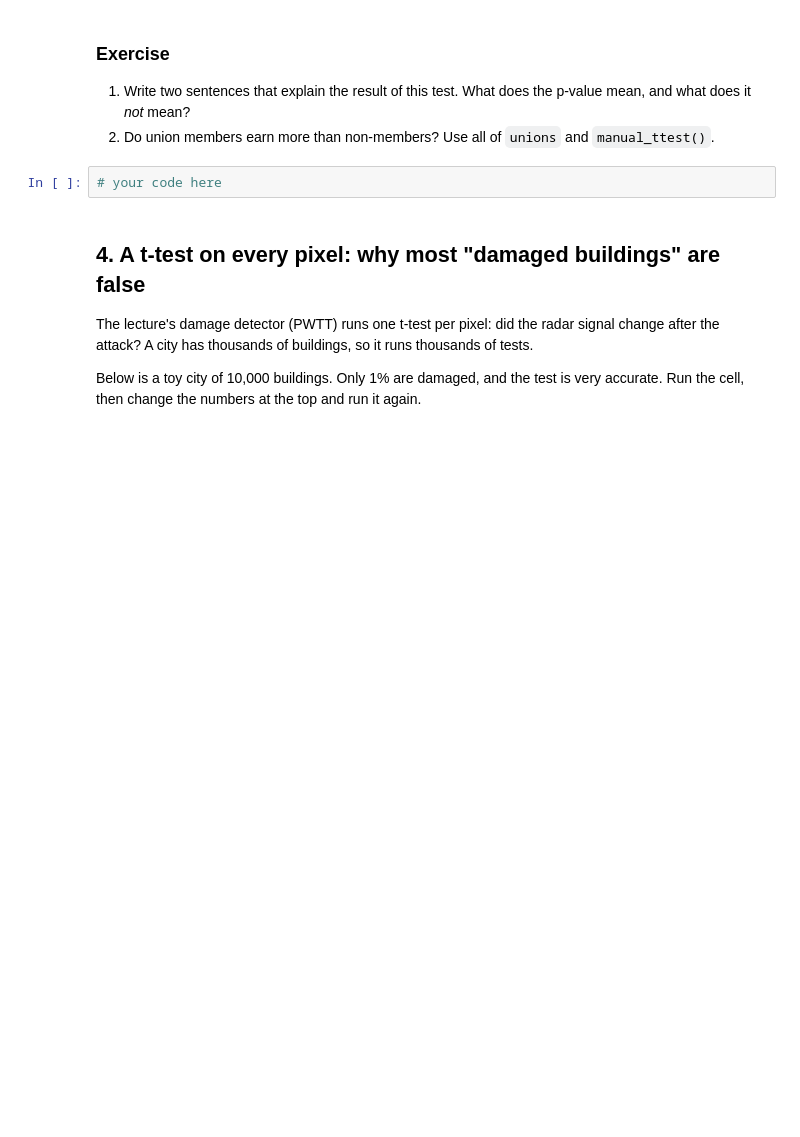
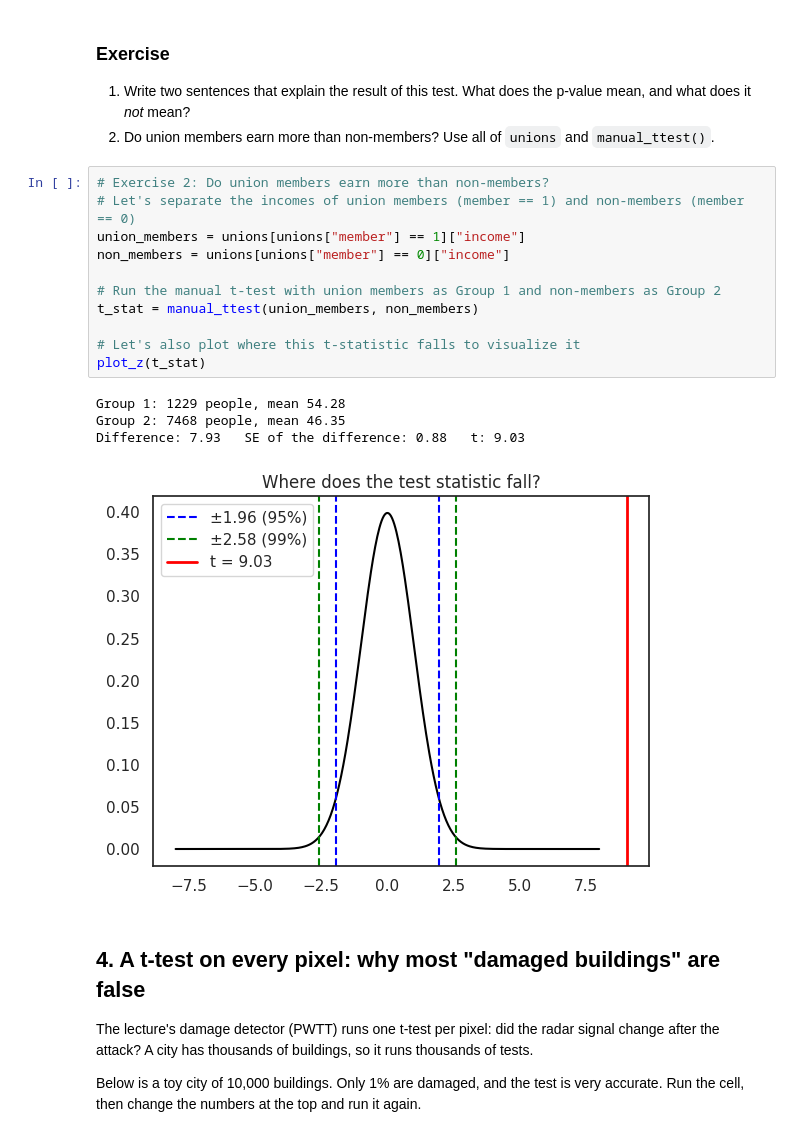
Before and after one commit to kimanag/QM2, a Jupyter notebook: notebooks/W06. Hypothesis Testing Anastasia.ipynb, the cells around one changed output. Drawn from its saved outputs; the diff is of its cells as text; blank space fills up the shorter version.

```diff
--- a/notebooks/W06. Hypothesis Testing Anastasia.ipynb
+++ b/notebooks/W06. Hypothesis Testing Anastasia.ipynb
@@ -211,7 +225,21 @@ p-value = 2.127970730519472e-11
 1. Write two sentences that explain the result of this test. What does the p-value mean, and what does it *not* mean?
 2. Do union members earn more than non-members? Use all of `unions` and `manual_ttest()`.
 # %%
-# your code here
+# Exercise 2: Do union members earn more than non-members?
+# Let's separate the incomes of union members (member == 1) and non-members (member == 0)
+union_members = unions[unions["member"] == 1]["income"]
+non_members = unions[unions["member"] == 0]["income"]
+
+# Run the manual t-test with union members as Group 1 and non-members as Group 2
+t_stat = manual_ttest(union_members, non_members)
+
+# Let's also plot where this t-statistic falls to visualize it
+plot_z(t_stat)
+# %% [output]
+Group 1: 1229 people, mean 54.28
+Group 2: 7468 people, mean 46.35
+Difference: 7.93   SE of the difference: 0.88   t: 9.03
+[figure, added]
 # %% [markdown]
 ## 4. A t-test on every pixel: why most "damaged buildings" are false
 
```
Also changed, not shown: parts of 11 cells of this notebook.
